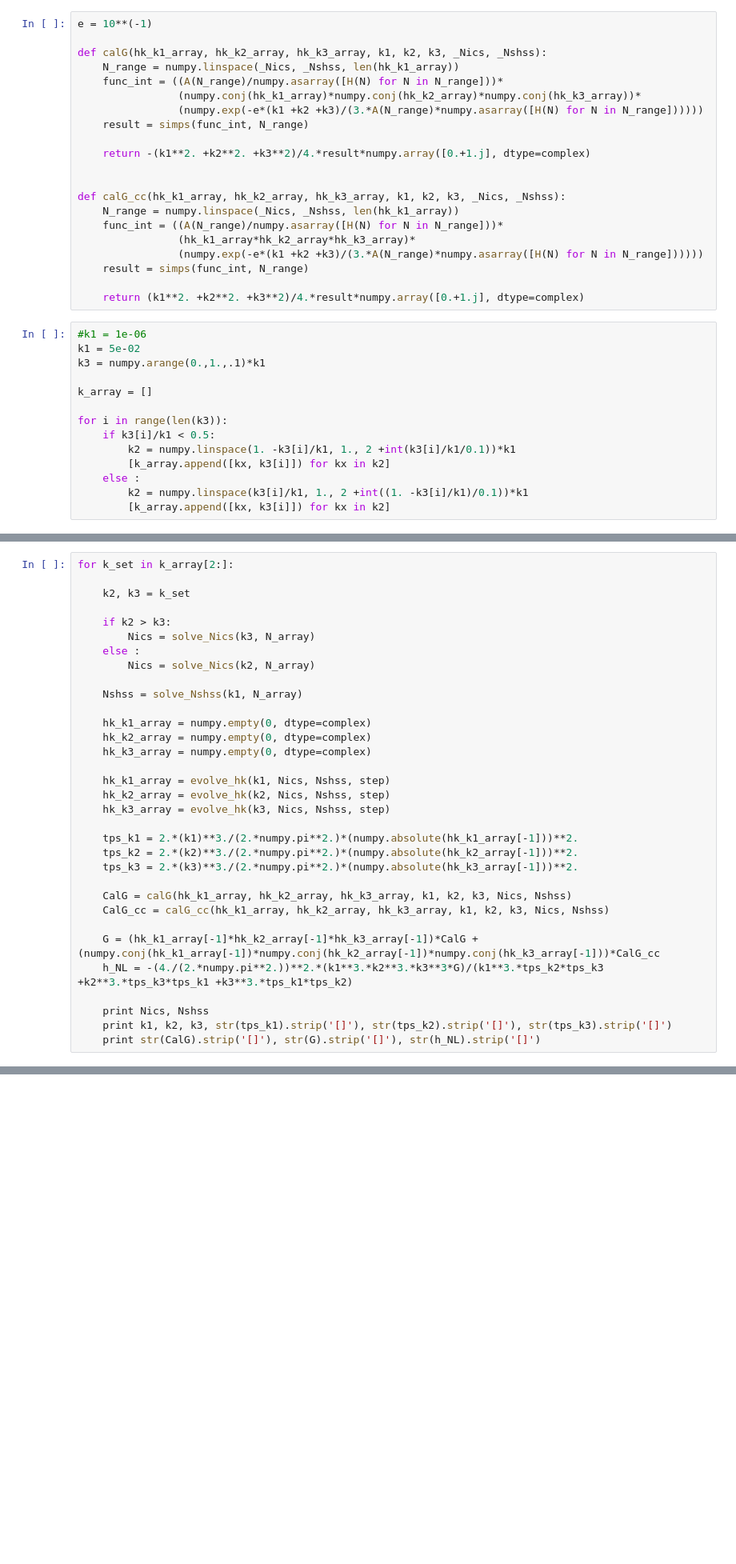
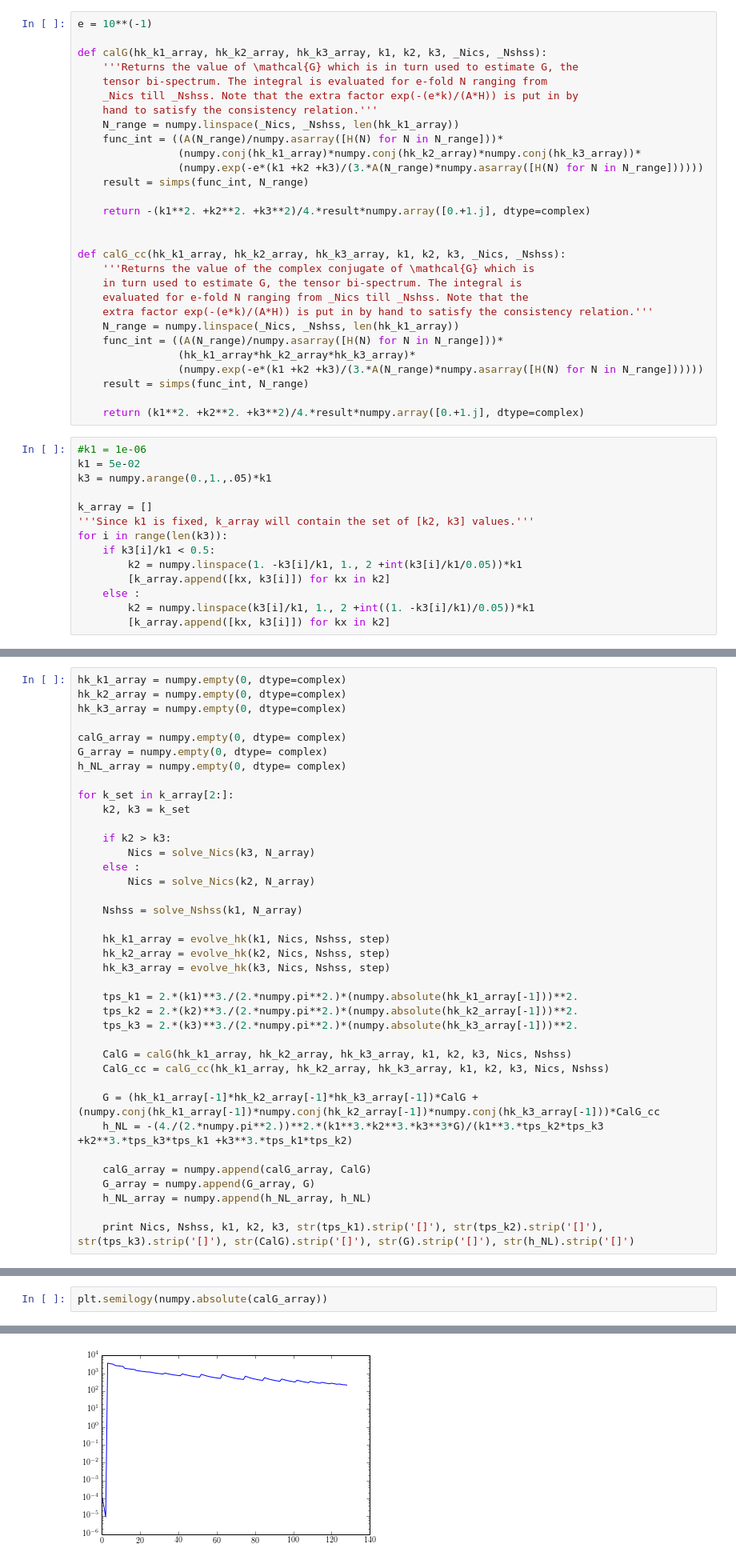
Before and after one commit to rahulporuri/project_work, a Jupyter notebook: power_law/bi-spectrum/triangular_limit/tensor_bi-spectrum_triangular_limit.ipynb, the cells around one changed output, grey strips where cells are left out. Shown at 80% size. Drawn from its saved outputs; the diff is of its cells as text; blank space fills up the shorter version.

```diff
--- a/power_law/bi-spectrum/triangular_limit/tensor_bi-spectrum_triangular_limit.ipynb
+++ b/power_law/bi-spectrum/triangular_limit/tensor_bi-spectrum_triangular_limit.ipynb
@@ -147,6 +174,10 @@ def evolve_hk(k, _Nics, _Nshss, _step):
 e = 10**(-1)
 
 def calG(hk_k1_array, hk_k2_array, hk_k3_array, k1, k2, k3, _Nics, _Nshss):
+    '''Returns the value of \mathcal{G} which is in turn used to estimate G, the
+    tensor bi-spectrum. The integral is evaluated for e-fold N ranging from
+    _Nics till _Nshss. Note that the extra factor exp(-(e*k)/(A*H)) is put in by
+    hand to satisfy the consistency relation.'''
     N_range = numpy.linspace(_Nics, _Nshss, len(hk_k1_array))
     func_int = ((A(N_range)/numpy.asarray([H(N) for N in N_range]))*
                 (numpy.conj(hk_k1_array)*numpy.conj(hk_k2_array)*numpy.conj(hk_k3_array))*
@@ -157,6 +188,10 @@ def calG(hk_k1_array, hk_k2_array, hk_k3_array, k1, k2, k3, _Nics, _Nshss):
 
 
 def calG_cc(hk_k1_array, hk_k2_array, hk_k3_array, k1, k2, k3, _Nics, _Nshss):
+    '''Returns the value of the complex conjugate of \mathcal{G} which is
+    in turn used to estimate G, the tensor bi-spectrum. The integral is
+    evaluated for e-fold N ranging from _Nics till _Nshss. Note that the
+    extra factor exp(-(e*k)/(A*H)) is put in by hand to satisfy the consistency relation.'''
     N_range = numpy.linspace(_Nics, _Nshss, len(hk_k1_array))
     func_int = ((A(N_range)/numpy.asarray([H(N) for N in N_range]))*
                 (hk_k1_array*hk_k2_array*hk_k3_array)*
@@ -167,16 +202,16 @@ def calG_cc(hk_k1_array, hk_k2_array, hk_k3_array, k1, k2, k3, _Nics, _Nshss):
 # %%
 #k1 = 1e-06
 k1 = 5e-02
-k3 = numpy.arange(0.,1.,.1)*k1
+k3 = numpy.arange(0.,1.,.05)*k1
 
 k_array = []
-
+'''Since k1 is fixed, k_array will contain the set of [k2, k3] values.'''
 for i in range(len(k3)):
     if k3[i]/k1 < 0.5:
-        k2 = numpy.linspace(1. -k3[i]/k1, 1., 2 +int(k3[i]/k1/0.1))*k1
+        k2 = numpy.linspace(1. -k3[i]/k1, 1., 2 +int(k3[i]/k1/0.05))*k1
         [k_array.append([kx, k3[i]]) for kx in k2]
     else :
-        k2 = numpy.linspace(k3[i]/k1, 1., 2 +int((1. -k3[i]/k1)/0.1))*k1
+        k2 = numpy.linspace(k3[i]/k1, 1., 2 +int((1. -k3[i]/k1)/0.05))*k1
         [k_array.append([kx, k3[i]]) for kx in k2]
 # %%
 k_array
@@ -201,6 +236,13 @@ k_array
 # %%
+hk_k1_array = numpy.empty(0, dtype=complex)
+hk_k2_array = numpy.empty(0, dtype=complex)
+hk_k3_array = numpy.empty(0, dtype=complex)
+
+calG_array = numpy.empty(0, dtype= complex)
+G_array = numpy.empty(0, dtype= complex)
+h_NL_array = numpy.empty(0, dtype= complex)
+
 for k_set in k_array[2:]:
-
     k2, k3 = k_set
 
     if k2 > k3:
@@ -209,10 +251,6 @@ for k_set in k_array[2:]:
         Nics = solve_Nics(k2, N_array)
 
     Nshss = solve_Nshss(k1, N_array)
-
-    hk_k1_array = numpy.empty(0, dtype=complex)
-    hk_k2_array = numpy.empty(0, dtype=complex)
-    hk_k3_array = numpy.empty(0, dtype=complex)
 
     hk_k1_array = evolve_hk(k1, Nics, Nshss, step)
     hk_k2_array = evolve_hk(k2, Nics, Nshss, step)
@@ -228,7 +266,9 @@ for k_set in k_array[2:]:
     G = (hk_k1_array[-1]*hk_k2_array[-1]*hk_k3_array[-1])*CalG +(numpy.conj(hk_k1_array[-1])*numpy.conj(hk_k2_array[-1])*numpy.conj(hk_k3_array[-1]))*CalG_cc
     h_NL = -(4./(2.*numpy.pi**2.))**2.*(k1**3.*k2**3.*k3**3*G)/(k1**3.*tps_k2*tps_k3 +k2**3.*tps_k3*tps_k1 +k3**3.*tps_k1*tps_k2)
 
-    print Nics, Nshss
-    print k1, k2, k3, str(tps_k1).strip('[]'), str(tps_k2).strip('[]'), str(tps_k3).strip('[]')
-    print str(CalG).strip('[]'), str(G).strip('[]'), str(h_NL).strip('[]')
+    calG_array = numpy.append(calG_array, CalG)
+    G_array = numpy.append(G_array, G)
+    h_NL_array = numpy.append(h_NL_array, h_NL)
+
+    print Nics, Nshss, k1, k2, k3, str(tps_k1).strip('[]'), str(tps_k2).strip('[]'), str(tps_k3).strip('[]'), str(CalG).strip('[]'), str(G).strip('[]'), str(h_NL).strip('[]')
 # %% [output]
@@ -274,0 +292,3 @@ array([ -1.00014079e+02,  -9.99454650e+01,  -9.98768985e+01, ...,
+# %%
+plt.semilogy(numpy.absolute(calG_array))
+# %% [output]
@@ -274,0 +296 @@ array([ -1.00014079e+02,  -9.99454650e+01,  -9.98768985e+01, ...,
+[figure, added]
```
Also changed, not shown: parts of 15 cells of this notebook, 4 other files.
